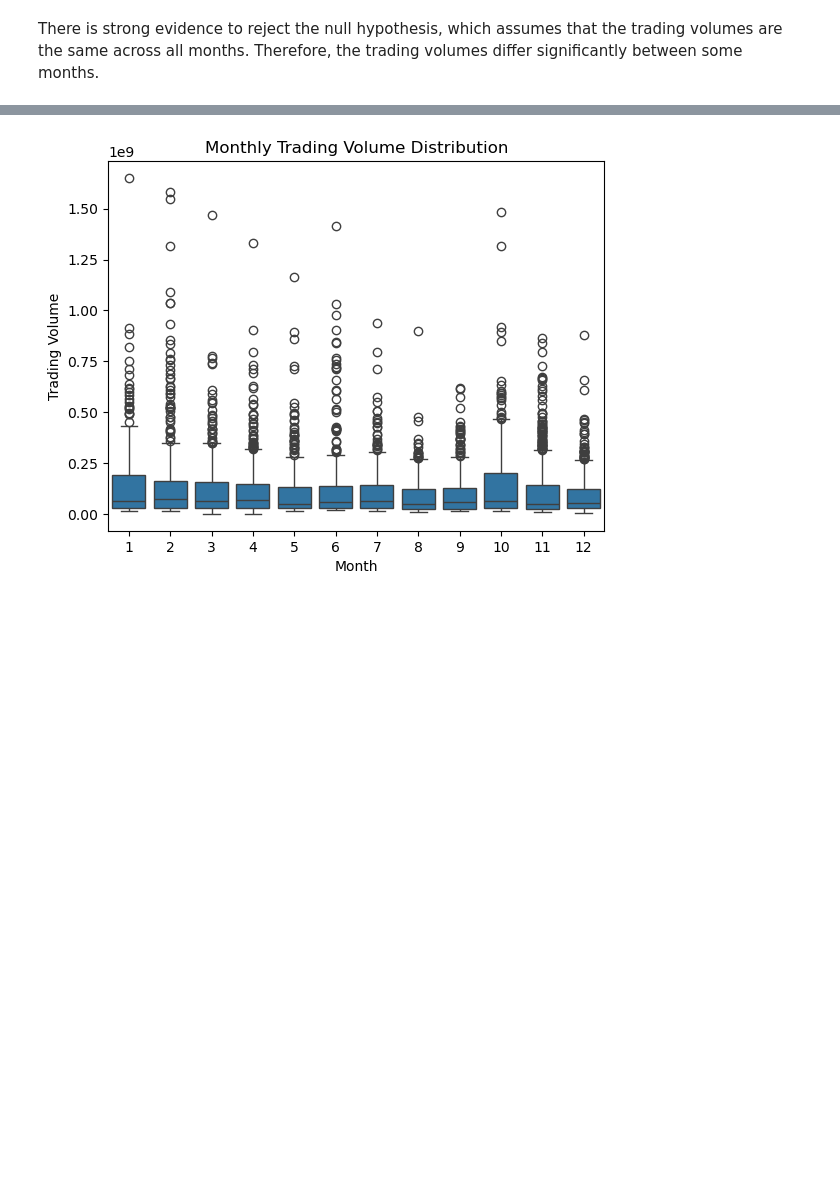
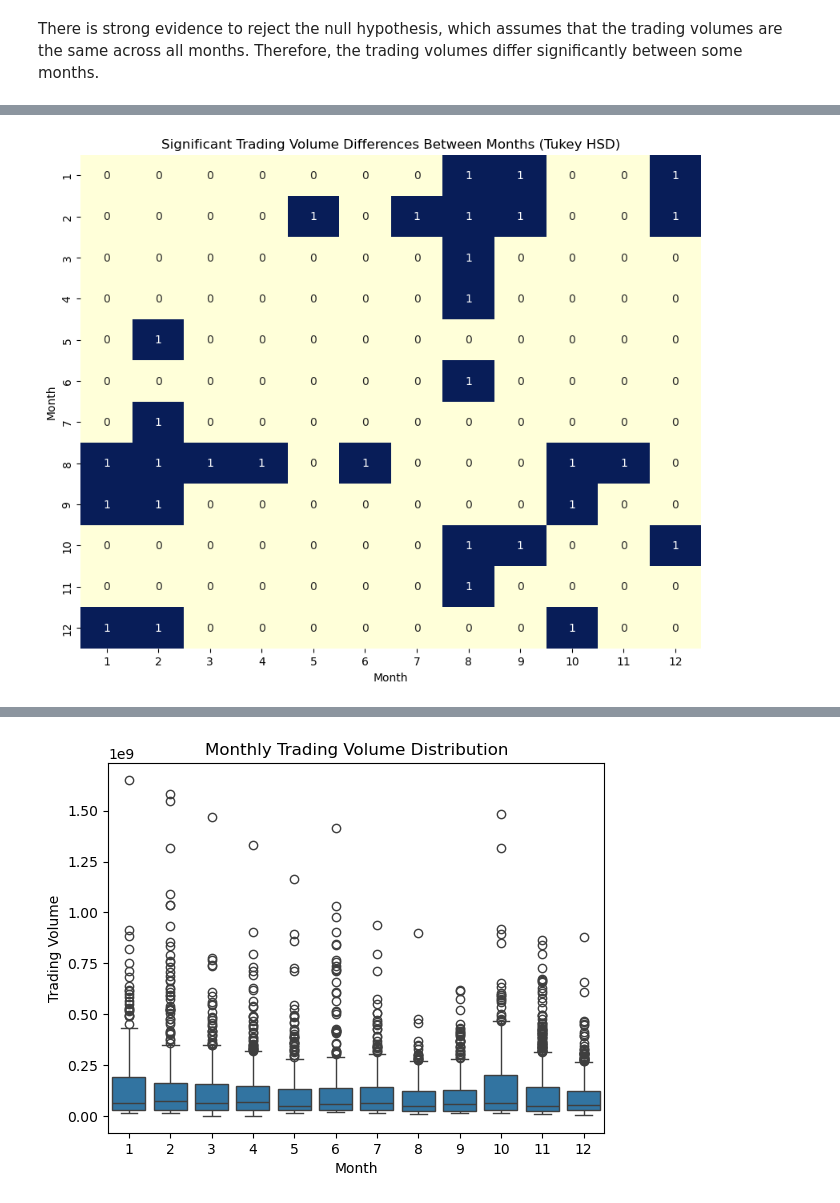
Before and after one commit to ElifSurucu/Google-Stock-Market-Data, a Jupyter notebook: Data_Analysiss_Notebook.ipynb, the cells around one changed output, grey strips where cells are left out. Cells and saved outputs as stored; diff of their text form; code cells hidden in the pictures; blank space fills up the shorter version.

Commit message:
summary updated

```diff
--- a/Data_Analysiss_Notebook.ipynb
+++ b/Data_Analysiss_Notebook.ipynb
@@ -739,3 +752,12 @@ print(f"F-Statistic: {f_stat}, P-Value: {p_value}")
 F-Statistic: 6.903422742707168, P-Value: 1.1224651476228486e-11
 # %% [markdown]
 There is strong evidence to reject the null hypothesis, which assumes that the trading volumes are the same across all months. Therefore, the trading volumes differ significantly between some months.
+# %%
+from statsmodels.stats.multicomp import pairwise_tukeyhsd
+
+# Perform Tukey HSD test
+tukey = pairwise_tukeyhsd(endog=df['Volume'], groups=df['Month'], alpha=0.05)
+
+# Print Tukey test summary
+tukey_results = tukey.summary()
+print(tukey_results)
@@ -741,0 +782,9 @@ There is strong evidence to reject the null hypothesis, which assumes that the t
+# %%
+# Convert Tukey results into a DataFrame for easier filtering
+tukey_df = pd.DataFrame(data=tukey._results_table.data[1:], columns=tukey._results_table.data[0])
+
+# Filter for significant differences
+significant_results = tukey_df[tukey_df['reject'] == True]
+
+# Display significant results
+print(significant_results)
@@ -741,0 +808,20 @@ There is strong evidence to reject the null hypothesis, which assumes that the t
+# %%
+# Create a matrix for significant differences
+month_labels = sorted(df['Month'].unique())  # Ensure months are sorted
+significance_matrix = pd.DataFrame(0, index=month_labels, columns=month_labels)
+
+# Populate the matrix with significant results
+for _, row in significant_results.iterrows():
+    group1, group2 = row['group1'], row['group2']
+    significance_matrix.loc[group1, group2] = 1
+    significance_matrix.loc[group2, group1] = 1  # Symmetric
+
+# Plot heatmap
+plt.figure(figsize=(10, 8))
+sns.heatmap(significance_matrix, annot=True, cmap="YlGnBu", cbar=False, xticklabels=month_labels, yticklabels=month_labels)
+plt.title("Significant Trading Volume Differences Between Months (Tukey HSD)")
+plt.xlabel("Month")
+plt.ylabel("Month")
+plt.show()
+# %% [output]
+[figure, added]
```
Also changed, not shown: parts of 9 cells of this notebook.
